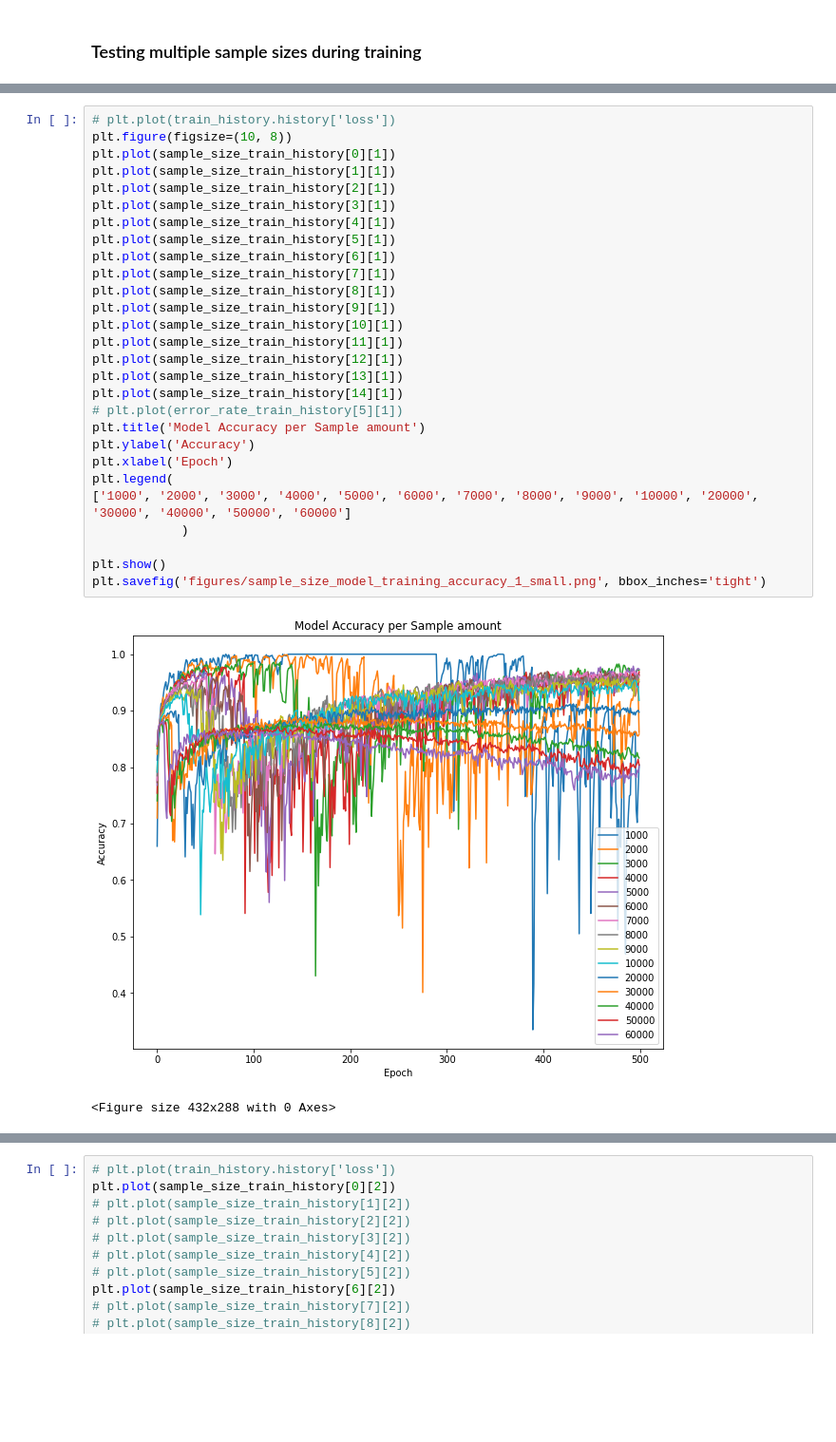
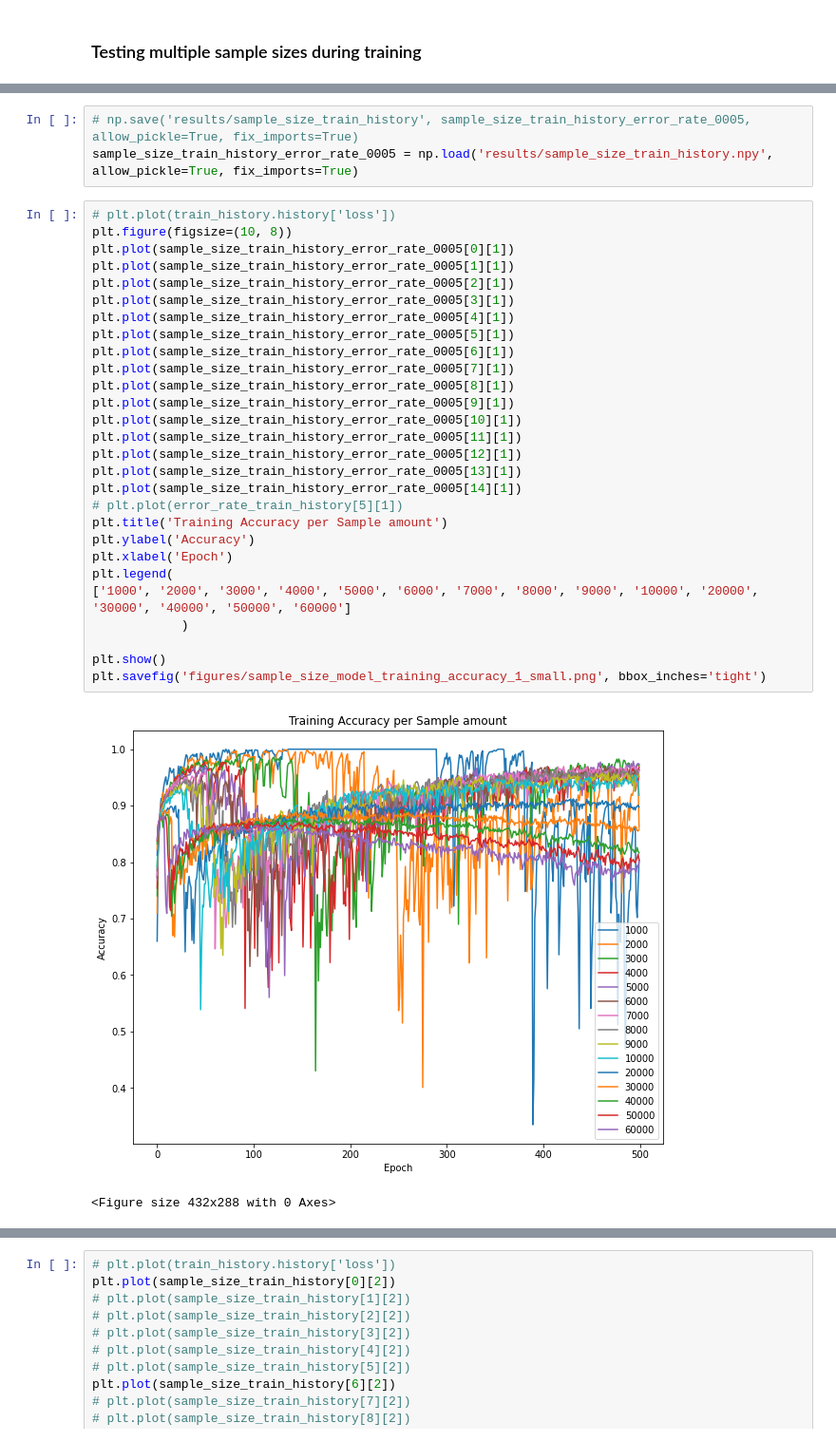
Before and after one commit to dPhanekham/tf2_error_injection, a Jupyter notebook: iris_inject_errors/mnist_fashion_fault_injection.ipynb, the cells around one changed output, grey strips where cells are left out. Shown at 95% size. Saved outputs shown, nothing was run; the diff lists cells and outputs as text; blank space fills up the shorter version.

```diff
--- a/iris_inject_errors/mnist_fashion_fault_injection.ipynb
+++ b/iris_inject_errors/mnist_fashion_fault_injection.ipynb
@@ -426,36 +441,39 @@ RESULTS
 Epoch 300: Loss: 2632270848.000, Accuracy: 82.560%
 RESULTS
 Epoch 400: Loss: 4261532416.000, Accuracy: 81.112%
+# %%
+# np.save('results/sample_size_train_history', sample_size_train_history_error_rate_0005, allow_pickle=True, fix_imports=True)
+sample_size_train_history_error_rate_0005 = np.load('results/sample_size_train_history.npy', allow_pickle=True, fix_imports=True)
 # %%
 # plt.plot(train_history.history['loss'])
 plt.figure(figsize=(10, 8))
-plt.plot(sample_size_train_history[0][1])
-plt.plot(sample_size_train_history[1][1])
-plt.plot(sample_size_train_history[2][1])
-plt.plot(sample_size_train_history[3][1])
-plt.plot(sample_size_train_history[4][1])
-plt.plot(sample_size_train_history[5][1])
-plt.plot(sample_size_train_history[6][1])
-plt.plot(sample_size_train_history[7][1])
-plt.plot(sample_size_train_history[8][1])
-plt.plot(sample_size_train_history[9][1])
-plt.plot(sample_size_train_history[10][1])
-plt.plot(sample_size_train_history[11][1])
-plt.plot(sample_size_train_history[12][1])
-plt.plot(sample_size_train_history[13][1])
-plt.plot(sample_size_train_history[14][1])
+plt.plot(sample_size_train_history_error_rate_0005[0][1])
+plt.plot(sample_size_train_history_error_rate_0005[1][1])
+plt.plot(sample_size_train_history_error_rate_0005[2][1])
+plt.plot(sample_size_train_history_error_rate_0005[3][1])
+plt.plot(sample_size_train_history_error_rate_0005[4][1])
+plt.plot(sample_size_train_history_error_rate_0005[5][1])
+plt.plot(sample_size_train_history_error_rate_0005[6][1])
+plt.plot(sample_size_train_history_error_rate_0005[7][1])
+plt.plot(sample_size_train_history_error_rate_0005[8][1])
+plt.plot(sample_size_train_history_error_rate_0005[9][1])
+plt.plot(sample_size_train_history_error_rate_0005[10][1])
+plt.plot(sample_size_train_history_error_rate_0005[11][1])
+plt.plot(sample_size_train_history_error_rate_0005[12][1])
+plt.plot(sample_size_train_history_error_rate_0005[13][1])
+plt.plot(sample_size_train_history_error_rate_0005[14][1])
 # plt.plot(error_rate_train_history[5][1])
-plt.title('Model Accuracy per Sample amount')
+plt.title('Training Accuracy per Sample amount')
 plt.ylabel('Accuracy')
 plt.xlabel('Epoch')
 plt.legend(
 ['1000', '2000', '3000', '4000', '5000', '6000', '7000', '8000', '9000', '10000', '20000', '30000', '40000', '50000', '60000']
             )
 
 plt.show()
 plt.savefig('figures/sample_size_model_training_accuracy_1_small.png', bbox_inches='tight')
 # %% [output]
-[figure, old version]
+[figure, new version]
 <Figure size 432x288 with 0 Axes>
 # %%
 # plt.plot(train_history.history['loss'])
```
Also changed, not shown: parts of 29 cells of this notebook, 11 other files.
